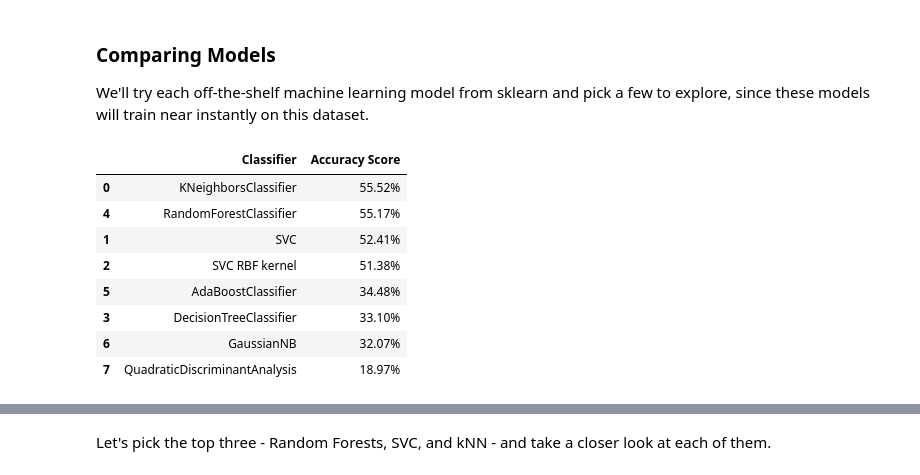
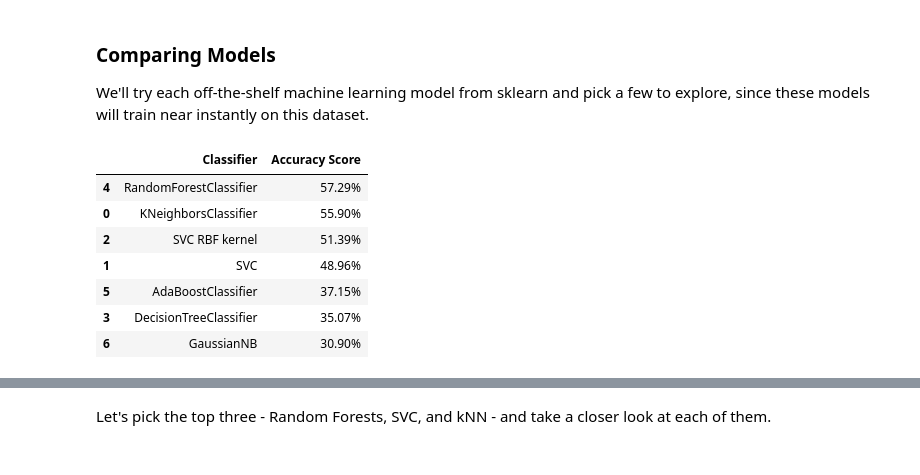
Before and after one commit to Midas0901/Poom, a Jupyter notebook: Week_3_MachineLearning.ipynb, the cells around one changed output, grey strips where cells are left out. Saved outputs shown, nothing was run; the diff lists cells and outputs as text; code cells hidden in the pictures.

```diff
--- a/Week_3_MachineLearning.ipynb
+++ b/Week_3_MachineLearning.ipynb
@@ -423,7 +584,7 @@ X_train, X_test, y_train, y_test =train_test_split(
 
 ############ Standard Scaled test/train set ###########
 # The labels/classes (y_train, y_test) never change, keep old values
-X_train_scaled, X_test_scaled, _, _ = train_test_split(
+X_train_scaled, X_test_scaled, y_train_scaled, y_test_scaled = train_test_split(
     features_scaled,
     emotions,
     test_size=0.2,
@@ -432,8 +593,8 @@ X_train_scaled, X_test_scaled, _, _ = train_test_split(
 
 ############# MinMax Scaled test/train set ###############
 # The labels/classes (y_train, y_test) never change, keep old values
-X_train_minmax, X_test_minmax, _, _ = train_test_split(
-    features_scaled,
+X_train_minmax, X_test_minmax, y_train_minmax, y_test_minmax = train_test_split(
+    features_minmax,
     emotions,
     test_size=0.2,
     random_state=42
@@ -444,38 +605,38 @@ We'll try each off-the-shelf machine learning model from sklearn and pick a few
 # %%
 from sklearn.neighbors import KNeighborsClassifier
 from sklearn.svm import SVC
 from sklearn.tree import DecisionTreeClassifier
 from sklearn.ensemble import RandomForestClassifier, AdaBoostClassifier
 from sklearn.naive_bayes import GaussianNB
 from sklearn.discriminant_analysis import QuadraticDiscriminantAnalysis
 
 classification_models = [
     KNeighborsClassifier(),#(3),
     SVC(kernel='linear'),#, C=0.025),
     SVC(kernel='rbf'),
     DecisionTreeClassifier(),#max_depth=5),
     RandomForestClassifier(),#max_depth=5, n_estimators=10, max_features=1),
     AdaBoostClassifier(),
     GaussianNB(),
-    QuadraticDiscriminantAnalysis()]
+    #QuadraticDiscriminantAnalysis() # Removed due to insufficient samples in one class
+    ]
 
 scores = []
 for model in classification_models:
     model.fit(X_train_scaled, y_train)
     score = model.score(X_test_scaled, y_test)
     model_name = type(model).__name__
     if model_name=='SVC' and model.kernel=='rbf': model_name+=' RBF kernel'
     scores.append((model_name,(f'{100*score:.2f}%')))
 # Make it pretty
 scores_df = pd.DataFrame(scores,columns=['Classifier','Accuracy Score'])
 scores_df.sort_values(by='Accuracy Score',axis=0,ascending=False)
 # %% [output]
 |  | Classifier | Accuracy Score |
-| 0 | KNeighborsClassifier | 55.52% |
-| 4 | RandomForestClassifier | 55.17% |
-| 1 | SVC | 52.41% |
-| 2 | SVC RBF kernel | 51.38% |
-| 5 | AdaBoostClassifier | 34.48% |
-| 3 | DecisionTreeClassifier | 33.10% |
-| 6 | GaussianNB | 32.07% |
-| 7 | QuadraticDiscriminantAnalysis | 18.97% |
+| 4 | RandomForestClassifier | 57.29% |
+| 0 | KNeighborsClassifier | 55.90% |
+| 2 | SVC RBF kernel | 51.39% |
+| 1 | SVC | 48.96% |
+| 5 | AdaBoostClassifier | 37.15% |
+| 3 | DecisionTreeClassifier | 35.07% |
+| 6 | GaussianNB | 30.90% |
```
Also changed, not shown: parts of 9 cells of this notebook.
